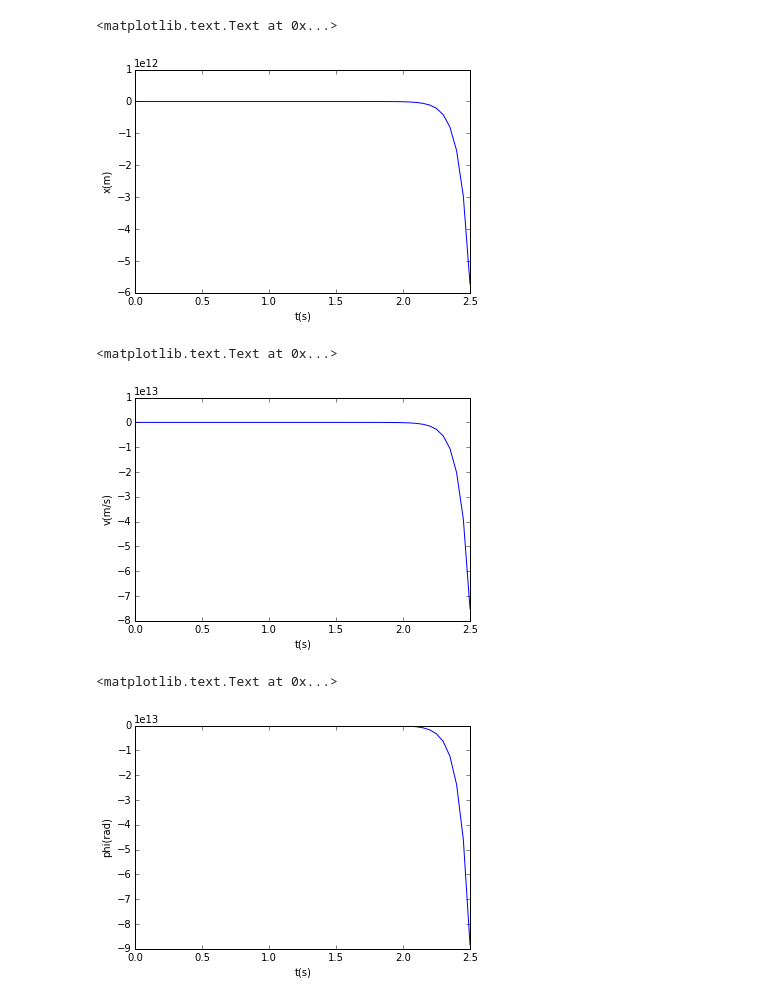
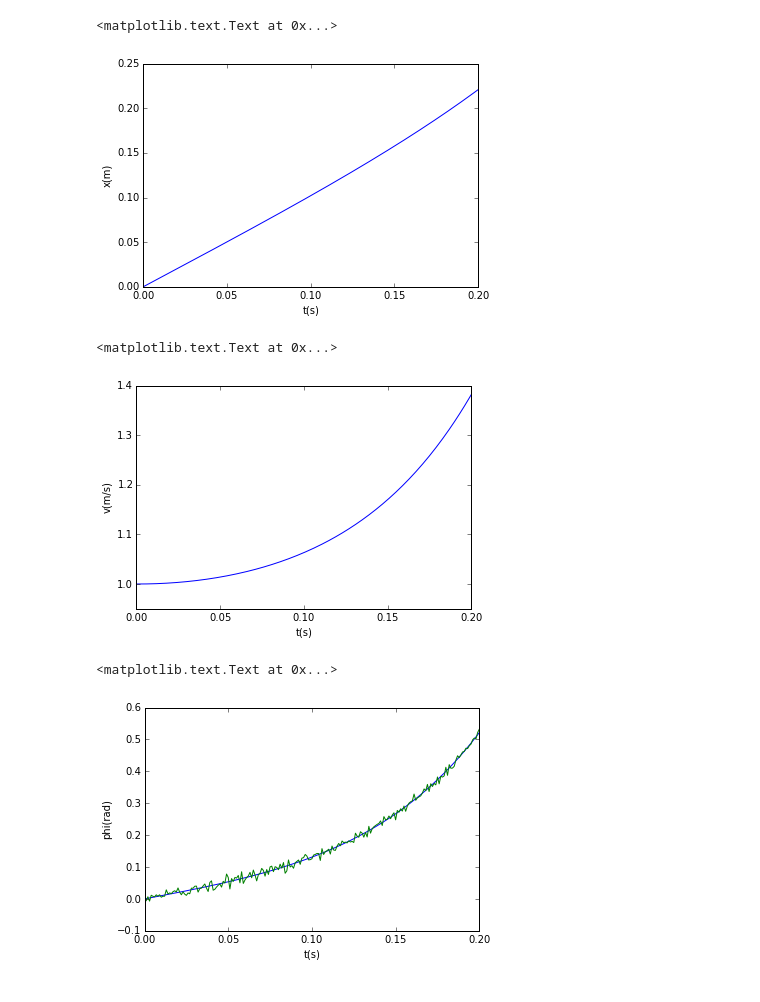
Before and after one commit to manemarron/Robot-Simulation, a Jupyter notebook: Robot.ipynb, the cells around one changed output. Drawn from its saved outputs; the diff is of its cells as text; code cells hidden in the pictures.

Commit message:
sensor y

```diff
--- a/Robot.ipynb
+++ b/Robot.ipynb
@@ -67,7 +69,7 @@ class Robot:
         k4 = f(y + k3*dt,t+dt)
 
         res = y + float(1)/6*dt*(k1+2*k2+2*k3+k4)
-        res[2] = self.sensorGiroscopio(res[2])
+        #res[2] = self.sensorGiroscopio(res[2])
         return res
 
     def integrar(self,n,state,dt):
@@ -75,20 +77,33 @@ class Robot:
         for i in range(n):
             state = self.RK4(self.dinamica,state,i,dt)
             historico = np.append(historico, [state],axis=0)
-        return historico
+        return historico, sensor
+
+    def estabilizacionEnLineaRecta(self,n,state,dt):
+        historico = np.array([state])
+        sensor = np.array([np.array([0, 0, 0, self.sensorGiroscopio(state[2]), 0, 0]).reshape(3,2)])
+        for i in range(n):
+            y = self.dinamica(state,i,dt)
+            state = self.RK4(self.dinamica,state,i,dt)
+            historico = np.append(historico, [state],axis=0)
+
+            theta = self.sensorGiroscopio(state[2])
+            ace = self.sensorAcelerometro(y[1])
+            sensor = np.append(sensor,[np.array([0, 0, ace, theta, 0, 0 ]).reshape(3,2)],axis=0)
+        return historico, sensor
 
     def sensorGiroscopio(self,theta):
-        thetaM=theta+np.random.normal(0,1)
+        thetaM=theta+np.random.randn()*0.01
         return thetaM
 
     def sensorAcelerometro(self,a):
-        aM=a+np.random.normal(0)
+        aM=a+np.random.randn()*0.01
         return aM
 # %%
 r = Robot(km=0.006123,ke=0.006087,Mp=1.13,Mw=0.03,Ip=0.0041,Iw=0.000039,l=0.07,r=0.051,R=3,g=9.81)
 # %%
-initial_state = np.matrix([1,1,0,0]).T
-n = 50
-dt = 0.05
+initial_state = np.matrix([0,1,0,1]).T
+n = 200
+dt = 0.001
 # %%
 hist = r.integrar(n,initial_state,dt)
@@ -98,21 +114,22 @@ pl.xlabel("t(s)")
 pl.ylabel("x(m)")
 # %% [output]
 <matplotlib.text.Text at 0x...>
-[figure, old version]
+[figure, new version]
 # %%
 pl.plot(np.linspace(0,n*dt,n+1),hist[:,1])
 pl.xlabel("t(s)")
 pl.ylabel("v(m/s)")
 # %% [output]
 <matplotlib.text.Text at 0x...>
-[figure, old version]
+[figure, new version]
 # %%
 pl.plot(np.linspace(0,n*dt,n+1),hist[:,2])
+pl.plot(np.linspace(0,n*dt,n+1),sensor)
 pl.xlabel("t(s)")
 pl.ylabel("phi(rad)")
 # %% [output]
 <matplotlib.text.Text at 0x...>
-[figure, old version]
+[figure, new version]
 # %%
 pl.plot(np.linspace(0,n*dt,n+1),hist[:,3])
 pl.xlabel("t(s)")
```
Also changed, not shown: parts of 3 cells of this notebook.
